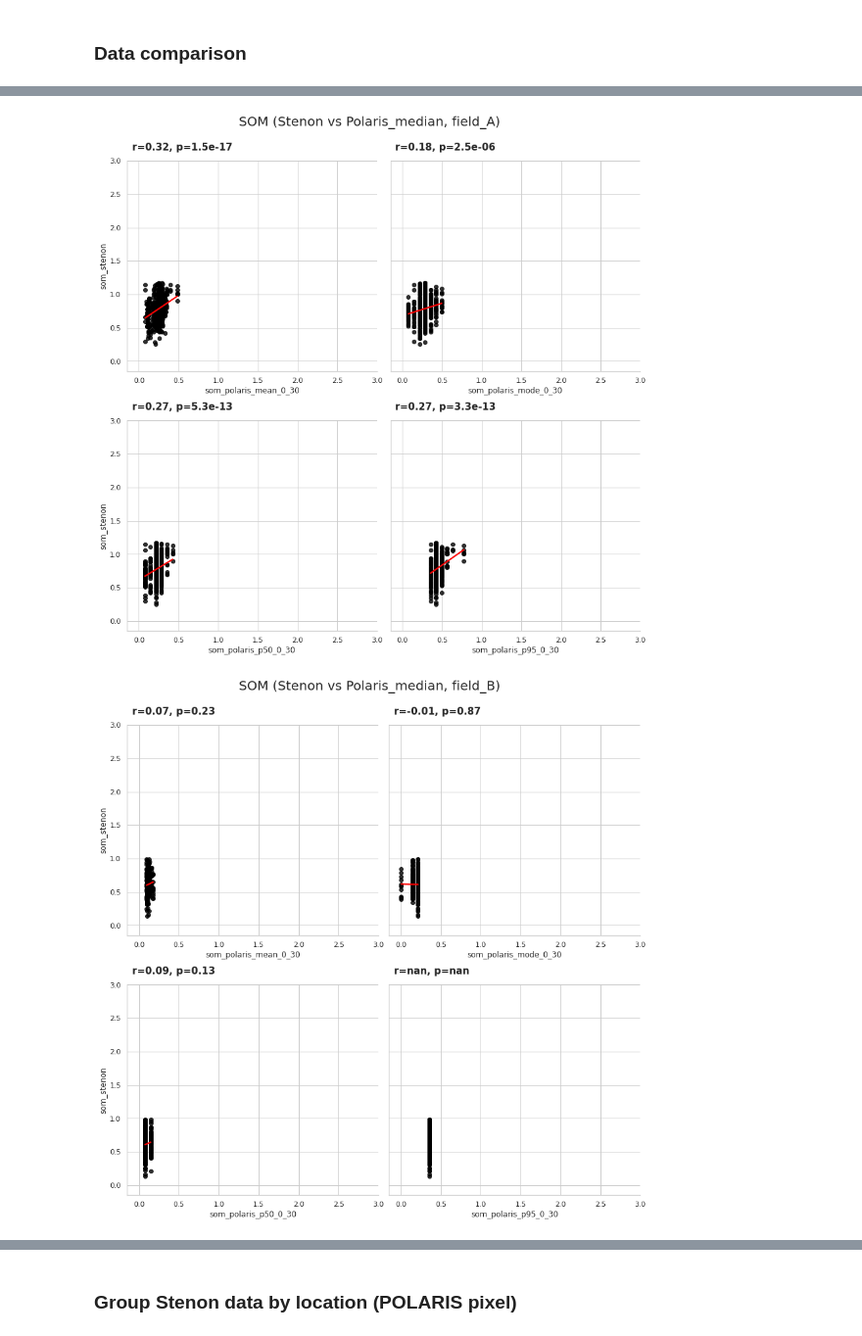
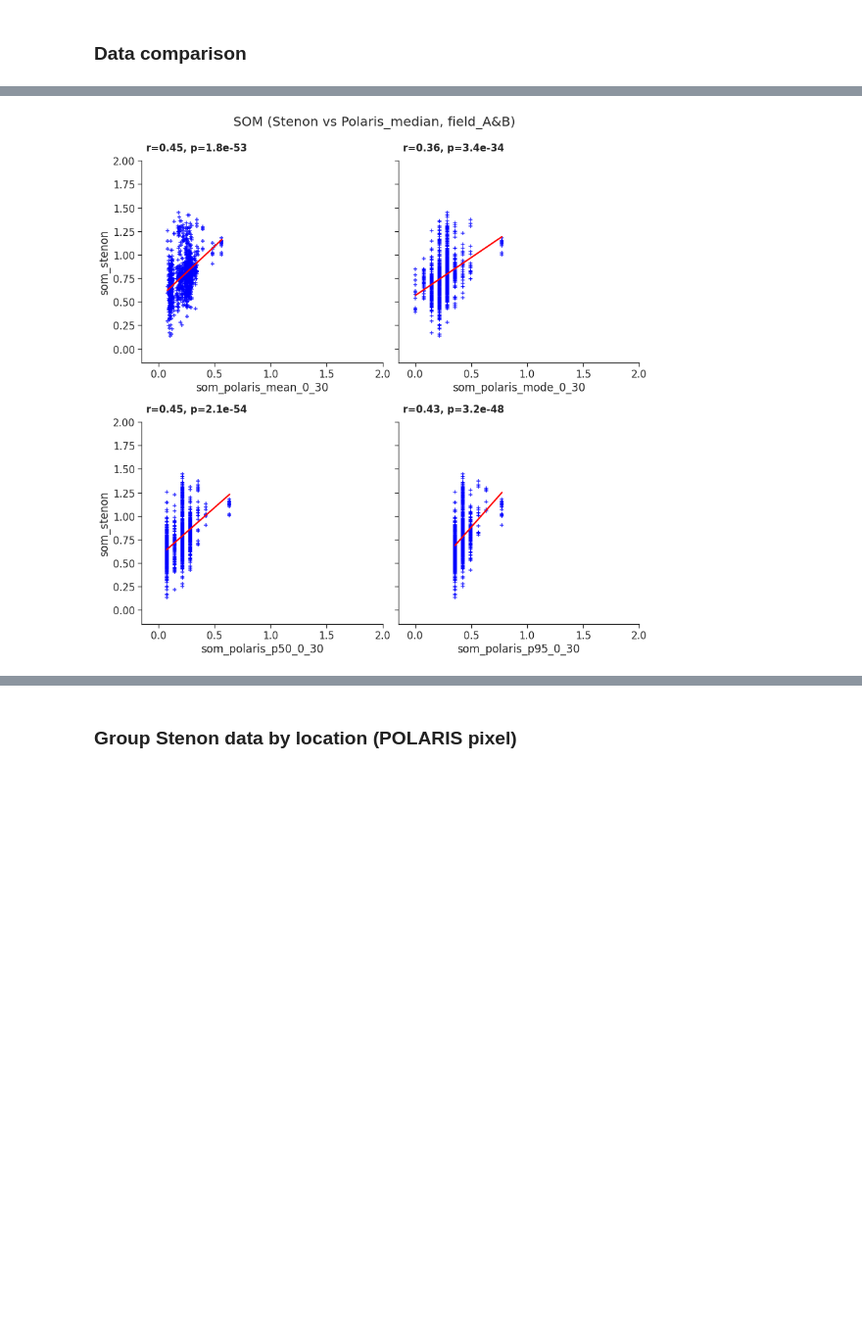
Before and after one commit to giangtr0912/challenge_geo, a Jupyter notebook: notebook/som.ipynb, the cells around one changed output, grey strips where cells are left out. Shown at 98% size. Cells and saved outputs as stored; diff of their text form; code cells hidden in the pictures; blank space fills up the shorter version.

```diff
--- a/notebook/som.ipynb
+++ b/notebook/som.ipynb
@@ -279,10 +279,10 @@ Following Rows: [6, 7, 12, 148, 380, 410, 459, 548, 549, 605, 817, 827, 942, 943
 #   duplicateRowsDF = df_data[df_data.duplicated([col])]
 #   print("Duplicate Rows based on a single column are:", duplicateRowsDF, sep='\n')
 # %%
-# Count number of Rows having  all element are NaN or Empty
-nrows_all_NaN = df_data.shape[0] - df_data.isnull().all(axis=1).shape[0]
-print ("Total number of Rows having  all elements are NaN or Empty: {}".format(nrows_all_NaN))
+# # Count number of Rows having  all elements are NaN or Empty
+# nrows_all_NaN = df_data.shape[0] - df_data.isnull().all(axis=1).shape[0]
+# print ("Total number of Rows having  all elements are NaN or Empty: {}".format(nrows_all_NaN))
 
-if nrows_all_NaN> 0:
-    print (df_data.loc[nrows_all_NaN])
-    df_data = df_data.loc[df_data.index.drop(nrows_all_NaN)]
+# if nrows_all_NaN> 0:
+#     print (df_data.loc[nrows_all_NaN])
+#     df_data = df_data.loc[df_data.index.drop(nrows_all_NaN)]
@@ -552,0 +546,10 @@ df_data_correct_geo.shape
+# %%
+_, geojson_obj, area_extent = pandas_to_geojson(df_data_correct_geo.iloc[:, :4][df_data_correct_geo['location']== 'field_B'])
+fc = geemap.geojson_to_ee(geojson_obj)
+
+Map = geemap.Map(center=(lat_median, lon_median), zoom=15, lite_mode=True)
+# https://viewer.nationalmap.gov/services/
+url = 'https://mt1.google.com/vt/lyrs=y&x={x}&y={y}&z={z}'
+Map.add_tile_layer(url, name='Google Satellite', attribution='Google')
+Map.addLayer(fc, {}, 'csv to ee 2')
+Map
@@ -700,7 +675,7 @@ DEFAULT_CHALLENGE_LAYERS = ['0_5', '5_15', '15_30']
 DEFAULT_CHALLENGE_STATISTICS = ['mean', 'mode', 'p5', 'p50', 'p95']
 DEFAULT_CHALLENGE_PARAMETERS = ['om']
 
-_, geojson_obj, area_extent = pandas_to_geojson(df_data_correct_geo_clean, './data.geojson')
+_, geojson_obj, area_extent = pandas_to_geojson(df_data_correct_geo, './data.geojson')
 url_path_lst = download_polaris_data(area_extent, layers=DEFAULT_CHALLENGE_LAYERS, statistics=DEFAULT_CHALLENGE_STATISTICS, parameters=DEFAULT_CHALLENGE_PARAMETERS)
 # %% [output]
 Beginning file download with wget module http://hydrology.cee.duke.edu/POLARIS/PROPERTIES/v1.0/om/mean/0_5/lat4142_lon-93-92.tif
@@ -832,46 +807,47 @@ def plot_stenon_polaris_0_30(df,
       df = df[df[y_name] < t_oulier]
 
     sns.regplot(data=df, x=x_var, y=y_name, ax=ax,
-                scatter_kws={"color": "black"}, line_kws={"color": "red"},
-                scatter = True, ci = 0, fit_reg = True)
+                scatter_kws={"color": "blue"}, line_kws={"color": "red"},
+                scatter = True, ci = 0, fit_reg = True, marker="+")
 
     r, p = sp.stats.pearsonr(df[x_var], df[y_name])
     ax.text(.02, 1.05, 'r={:.2f}, p={:.2g}'.format(r, p), weight='bold', fontsize=15, transform=ax.transAxes)
 
   g.tight_layout()
   if x_lim_max is not None:
     g.set(xlim=(-0.15, x_lim_max))
   if y_lim_max is not None:
     g.set(ylim=(-0.15, y_lim_max))
 
   #move overall title up
   g.fig.subplots_adjust(top=0.9)
   g.fig.suptitle('SOM (Stenon vs Polaris_median, {})'.format(field_name), fontsize=20)
 
   plt.savefig('Compare_with_POLARIS_SOM_{}_0_30_median_t_oulier_{}.png'.format(field_name, t_oulier))
   plt.show()
 
 
 # Combine data from multiple-layers to generate 0_30 layer data
 new_features_names = []
 ts_hilo_corr_attributes = df_data_with_polaris_data.columns[3:-1].tolist()
 for i, name in enumerate(DEFAULT_CHALLENGE_STATISTICS):
   df_data_with_polaris_data["som_polaris_%s_0_30"%name] = [np.median(row) for row in df_data_with_polaris_data[features_names[i::5]].itertuples(index=False)]
   new_features_names.append("som_polaris_%s_0_30"%name)
 
 df_field_A_comb = df_data_with_polaris_data[df_data_with_polaris_data['location']== 'field_A']
 df_field_B_comb = df_data_with_polaris_data[df_data_with_polaris_data['location']== 'field_B']
 
 
 select_features_names = [item for item in new_features_names if item != 'som_polaris_p5_0_30']
 
 # Plotting: a combinned layer: 0_30
-# Field A
-plot_stenon_polaris_0_30(df_field_A_comb, features_names=select_features_names, field_name='field_A', x_lim_max=3, y_lim_max=3)
-plot_stenon_polaris_0_30(df_field_B_comb, features_names=select_features_names, field_name='field_B', x_lim_max=3, y_lim_max=3)
-# Field B
-plot_stenon_polaris_0_30(df_field_A_comb, features_names=select_features_names, field_name='field_A', t_oulier=2, x_lim_max=2, y_lim_max=2)
-plot_stenon_polaris_0_30(df_field_B_comb, features_names=select_features_names, field_name='field_B', t_oulier=2, x_lim_max=2, y_lim_max=2)
+# # Field A
+# plot_stenon_polaris_0_30(df_field_A_comb, features_names=select_features_names, field_name='field_A', x_lim_max=3, y_lim_max=3)
+# plot_stenon_polaris_0_30(df_field_B_comb, features_names=select_features_names, field_name='field_B', x_lim_max=3, y_lim_max=3)
+# # Field B
+# plot_stenon_polaris_0_30(df_field_A_comb, features_names=select_features_names, field_name='field_A', t_oulier=2, x_lim_max=2, y_lim_max=2)
+# plot_stenon_polaris_0_30(df_field_B_comb, features_names=select_features_names, field_name='field_B', t_oulier=2, x_lim_max=2, y_lim_max=2)
+
+plot_stenon_polaris_0_30(df_data_with_polaris_data, features_names=select_features_names, field_name='field_A&B', t_oulier=2, x_lim_max=2, y_lim_max=2)
 # %% [output]
-[figure, old version]
+[figure, new version]
-[figure, removed]
```
Also changed, not shown: parts of 75 cells of this notebook.
